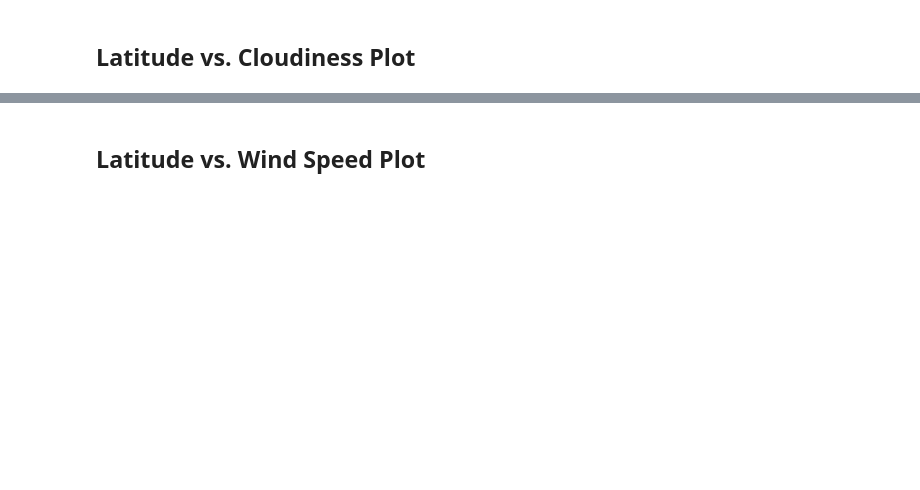
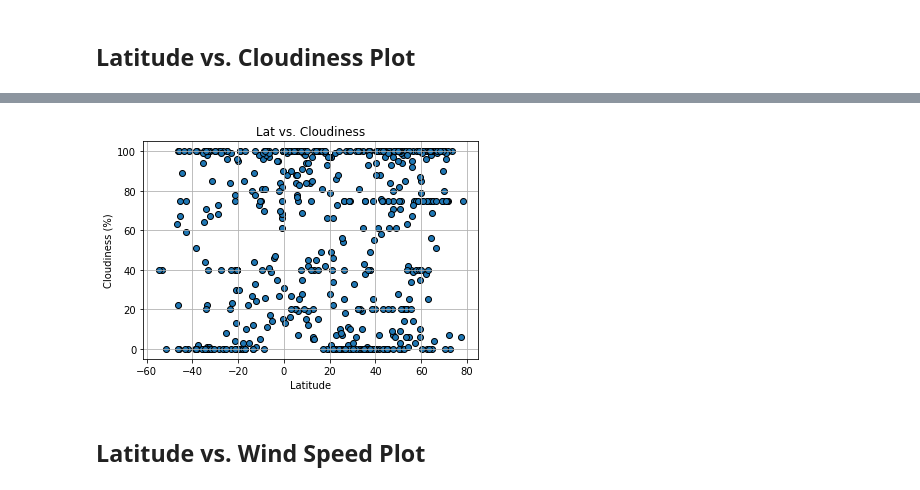
Before and after one commit to Niurika/python-api-challenge, a Jupyter notebook: starter_code/WeatherPy_MyAnalysis.ipynb, the cells around one changed output, grey strips where cells are left out. Cells and saved outputs as stored; diff of their text form; code cells hidden in the pictures; blank space fills up the shorter version.

```diff
--- a/starter_code/WeatherPy_MyAnalysis.ipynb
+++ b/starter_code/WeatherPy_MyAnalysis.ipynb
@@ -231,0 +220,15 @@ Int64Index([], dtype='int64')
+# %%
+
+Cloud = weather_data["Cloudiness"]
+
+# Create Graph
+plt.scatter(Latitude, Cloud, edgecolors= "black")
+plt.grid()
+plt.xlabel("Latitude")
+plt.ylabel("Cloudiness (%)")
+plt.title("Lat vs. Cloudiness")
+
+plt.savefig('../output_data/figure3.png')
+plt.show()
+# %% [output]
+[figure, added]
```
Also changed, not shown: parts of 44 cells of this notebook, 12 other files.
